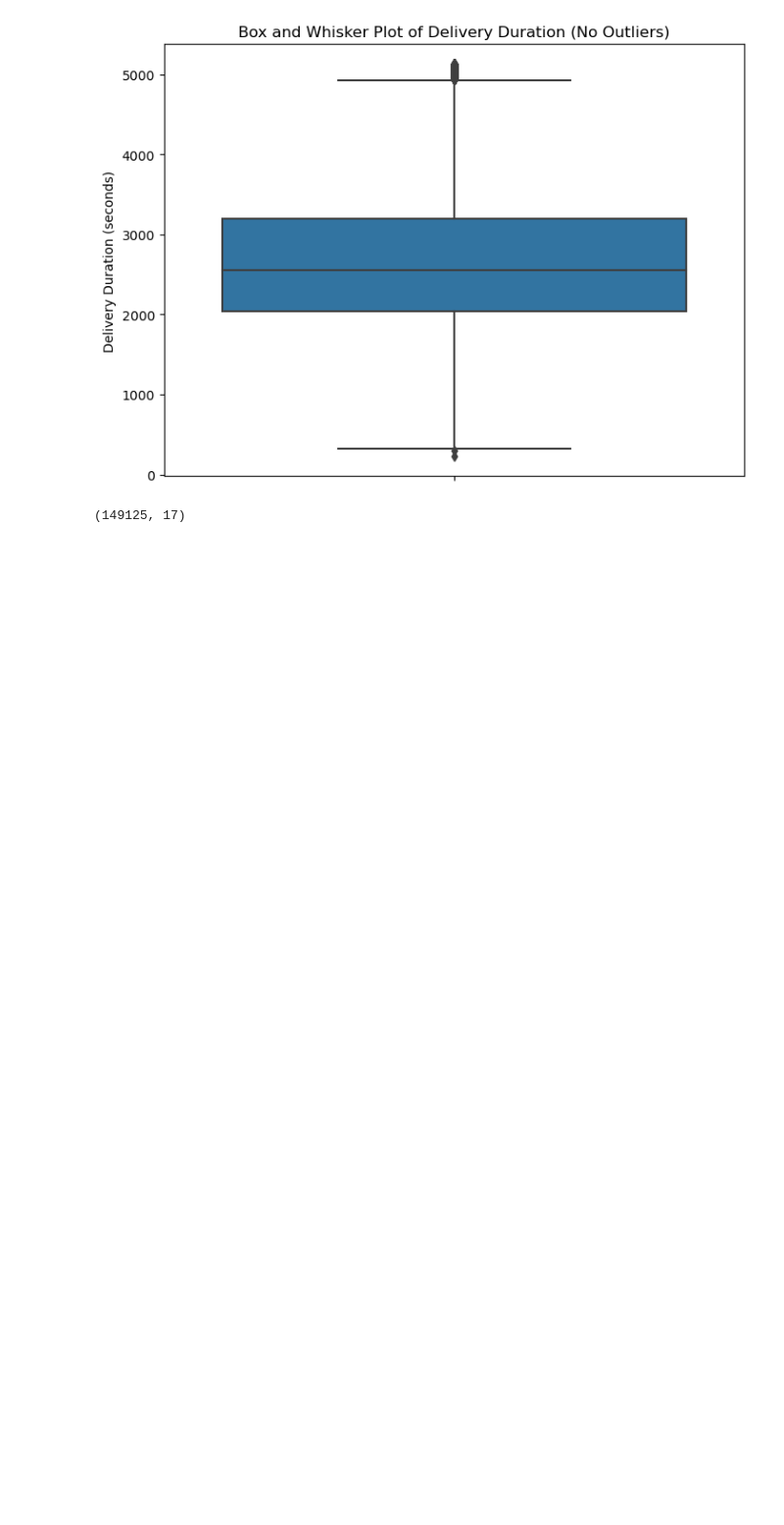
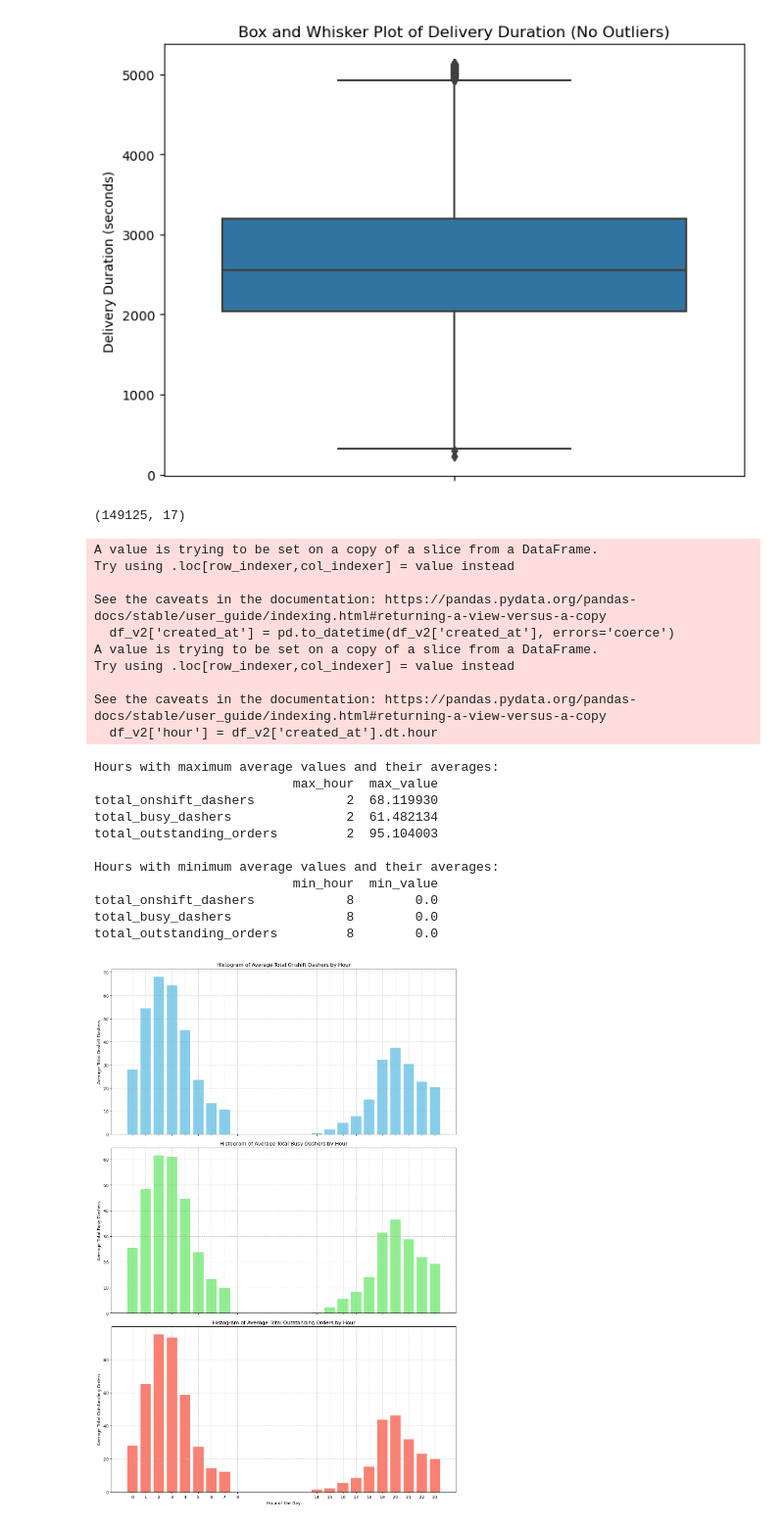
Before and after one commit to k-niranjani/doordash-eta, a Jupyter notebook: data-cleaning.ipynb, the cells around one changed output. Shown at 98% size. Drawn from its saved outputs; the diff is of its cells as text; code cells hidden in the pictures; blank space fills up the shorter version.

Commit message:
data exploration has begun

```diff
--- a/Doordash ETA.ipynb
+++ b/data-cleaning.ipynb
@@ -666,0 +665,79 @@ df_v7.to_csv(r"C:\Users\niran\OneDrive\Desktop\Projects\DoorDash Project\final_d
+# %%
+# Ensure 'created_at' is a datetime object
+df_v2['created_at'] = pd.to_datetime(df_v2['created_at'], errors='coerce')
+
+# Check if conversion was successful
+if not pd.api.types.is_datetime64_any_dtype(df_v2['created_at']):
+    raise ValueError("Conversion to datetime failed. Please check the 'created_at' column.")
+
+# Extract the hour from the 'created_at' column
+df_v2['hour'] = df_v2['created_at'].dt.hour
+
+# Group by the hour and calculate the average values
+hourly_averages = df_v2.groupby('hour')[['total_onshift_dashers', 'total_busy_dashers', 'total_outstanding_orders']].mean()
+
+# Find maximum and minimum values
+max_values = hourly_averages.idxmax()
+min_values = hourly_averages.idxmin()
+max_averages = hourly_averages.max()
+min_averages = hourly_averages.min()
+
+# Combine the max and min values for display
+max_min_values = pd.concat([max_values, max_averages, min_values, min_averages], keys=['max_hour', 'max_value', 'min_hour', 'min_value'], axis=1)
+
+print("Hours with maximum average values and their averages:")
+print(max_min_values[['max_hour', 'max_value']])
+print("\nHours with minimum average values and their averages:")
+print(max_min_values[['min_hour', 'min_value']])
+
+# Plotting the histogram of average values for each hour
+fig, axes = plt.subplots(3, 1, figsize=(12, 18), sharex=True)
+
+# Plotting total_onshift_dashers histogram
+axes[0].bar(hourly_averages.index, hourly_averages['total_onshift_dashers'], color='skyblue')
+axes[0].set_title('Histogram of Average Total Onshift Dashers by Hour')
+axes[0].set_ylabel('Average Total Onshift Dashers')
+axes[0].grid(True, linestyle='--', alpha=0.7)
+
+# Plotting total_busy_dashers histogram
+axes[1].bar(hourly_averages.index, hourly_averages['total_busy_dashers'], color='lightgreen')
+axes[1].set_title('Histogram of Average Total Busy Dashers by Hour')
+axes[1].set_ylabel('Average Total Busy Dashers')
+axes[1].grid(True, linestyle='--', alpha=0.7)
+
+# Plotting total_outstanding_orders histogram
+axes[2].bar(hourly_averages.index, hourly_averages['total_outstanding_orders'], color='salmon')
+axes[2].set_title('Histogram of Average Total Outstanding Orders by Hour')
+axes[2].set_ylabel('Average Total Outstanding Orders')
+axes[2].set_xlabel('Hour of the Day')
+axes[2].grid(True, linestyle='--', alpha=0.7)
+
+# Set x-axis ticks for every hour
+hours = hourly_averages.index
+axes[2].set_xticks(hours)
+
+plt.tight_layout()
+plt.show()
+# %% [output]
+A value is trying to be set on a copy of a slice from a DataFrame.
+Try using .loc[row_indexer,col_indexer] = value instead
+
+See the caveats in the documentation: https://pandas.pydata.org/pandas-docs/stable/user_guide/indexing.html#returning-a-view-versus-a-copy
+  df_v2['created_at'] = pd.to_datetime(df_v2['created_at'], errors='coerce')
+A value is trying to be set on a copy of a slice from a DataFrame.
+Try using .loc[row_indexer,col_indexer] = value instead
+
+See the caveats in the documentation: https://pandas.pydata.org/pandas-docs/stable/user_guide/indexing.html#returning-a-view-versus-a-copy
+  df_v2['hour'] = df_v2['created_at'].dt.hour
+Hours with maximum average values and their averages:
+                          max_hour  max_value
+total_onshift_dashers            2  68.119930
+total_busy_dashers               2  61.482134
+total_outstanding_orders         2  95.104003
+
+Hours with minimum average values and their averages:
+                          min_hour  min_value
+total_onshift_dashers            8        0.0
+total_busy_dashers               8        0.0
+total_outstanding_orders         8        0.0
+[figure, added]
```
Also changed, not shown: parts of 1 cell of this notebook.
